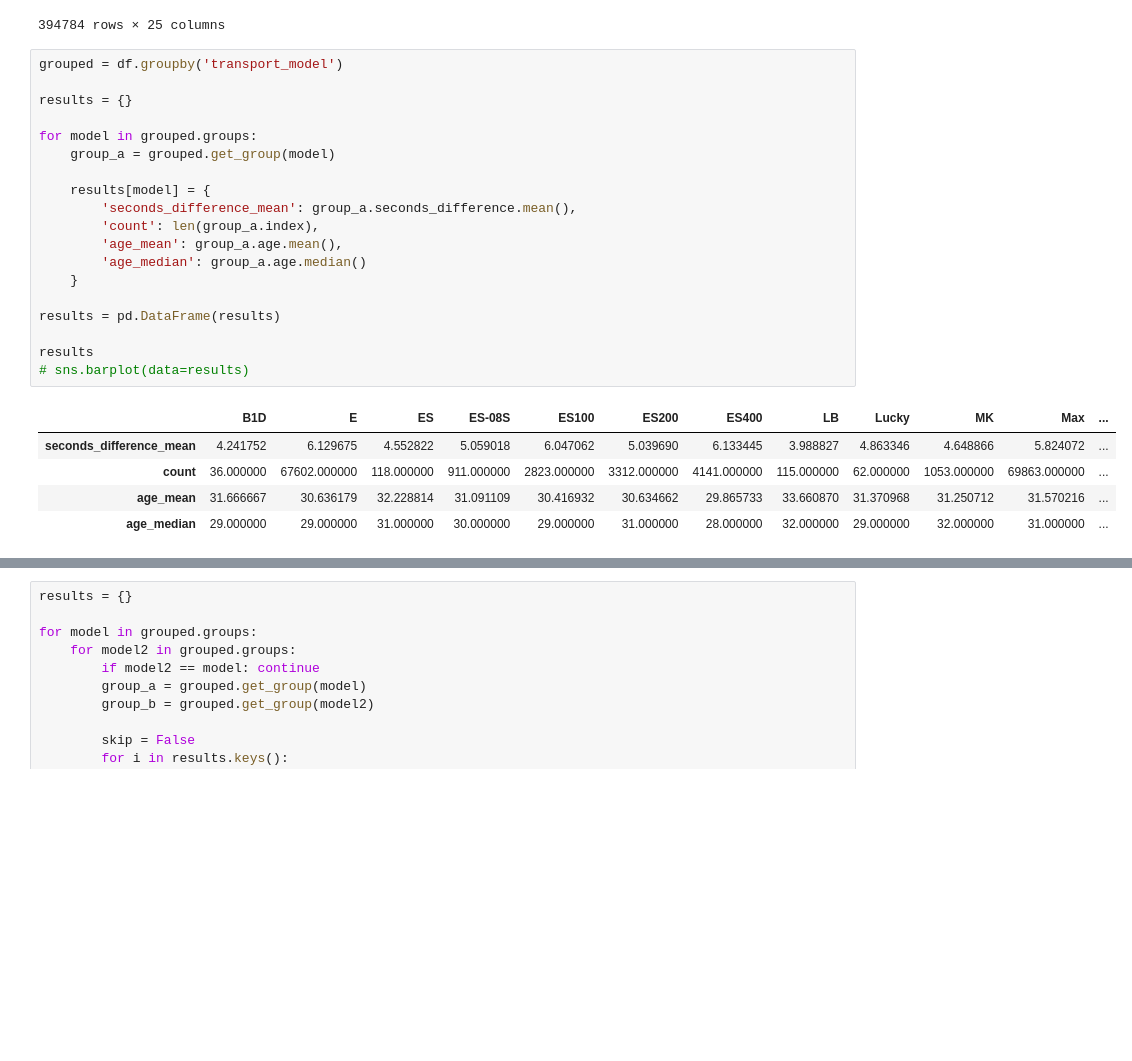
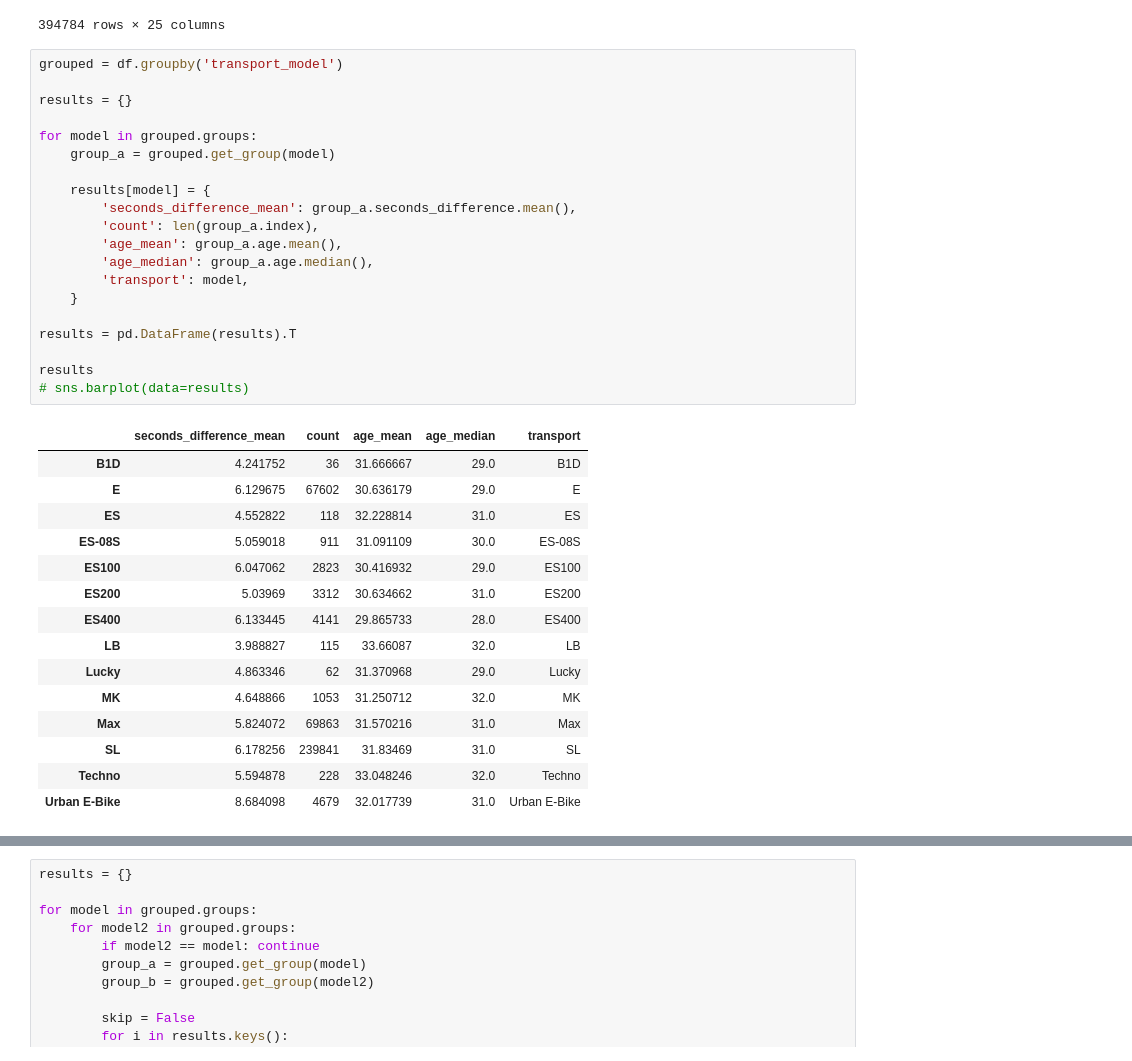
Before and after one commit to Dwwwarfff/NeDanoJit-ScooterProject-DANO, a Jupyter notebook: ANOVA.ipynb, the cells around one changed output, grey strips where cells are left out. Saved outputs shown, nothing was run; the diff lists cells and outputs as text; blank space fills up the shorter version.

```diff
--- a/ANOVA.ipynb
+++ b/ANOVA.ipynb
@@ -128,25 +130,36 @@ df
 # %%
 grouped = df.groupby('transport_model')
 
 results = {}
 
 for model in grouped.groups:
     group_a = grouped.get_group(model)
 
     results[model] = {
         'seconds_difference_mean': group_a.seconds_difference.mean(),
         'count': len(group_a.index),
         'age_mean': group_a.age.mean(),
-        'age_median': group_a.age.median()
+        'age_median': group_a.age.median(),
+        'transport': model,
     }
 
-results = pd.DataFrame(results)
+results = pd.DataFrame(results).T
 
 results
 # sns.barplot(data=results)
 # %% [output]
-|  | B1D | E | ES | ES-08S | ES100 | ES200 | ES400 | LB | Lucky | MK | Max | ... |
-| seconds_difference_mean | 4.241752 | 6.129675 | 4.552822 | 5.059018 | 6.047062 | 5.039690 | 6.133445 | 3.988827 | 4.863346 | 4.648866 | 5.824072 | ... |
-| count | 36.000000 | 67602.000000 | 118.000000 | 911.000000 | 2823.000000 | 3312.000000 | 4141.000000 | 115.000000 | 62.000000 | 1053.000000 | 69863.000000 | ... |
-| age_mean | 31.666667 | 30.636179 | 32.228814 | 31.091109 | 30.416932 | 30.634662 | 29.865733 | 33.660870 | 31.370968 | 31.250712 | 31.570216 | ... |
-| age_median | 29.000000 | 29.000000 | 31.000000 | 30.000000 | 29.000000 | 31.000000 | 28.000000 | 32.000000 | 29.000000 | 32.000000 | 31.000000 | ... |
+|  | seconds_difference_mean | count | age_mean | age_median | transport |
+| B1D | 4.241752 | 36 | 31.666667 | 29.0 | B1D |
+| E | 6.129675 | 67602 | 30.636179 | 29.0 | E |
+| ES | 4.552822 | 118 | 32.228814 | 31.0 | ES |
+| ES-08S | 5.059018 | 911 | 31.091109 | 30.0 | ES-08S |
+| ES100 | 6.047062 | 2823 | 30.416932 | 29.0 | ES100 |
+| ES200 | 5.03969 | 3312 | 30.634662 | 31.0 | ES200 |
+| ES400 | 6.133445 | 4141 | 29.865733 | 28.0 | ES400 |
+| LB | 3.988827 | 115 | 33.66087 | 32.0 | LB |
+| Lucky | 4.863346 | 62 | 31.370968 | 29.0 | Lucky |
+| MK | 4.648866 | 1053 | 31.250712 | 32.0 | MK |
+| Max | 5.824072 | 69863 | 31.570216 | 31.0 | Max |
+| SL | 6.178256 | 239841 | 31.83469 | 31.0 | SL |
+| Techno | 5.594878 | 228 | 33.048246 | 32.0 | Techno |
+| Urban E-Bike | 8.684098 | 4679 | 32.017739 | 31.0 | Urban E-Bike |
```
Also changed, not shown: parts of 4 cells of this notebook.
